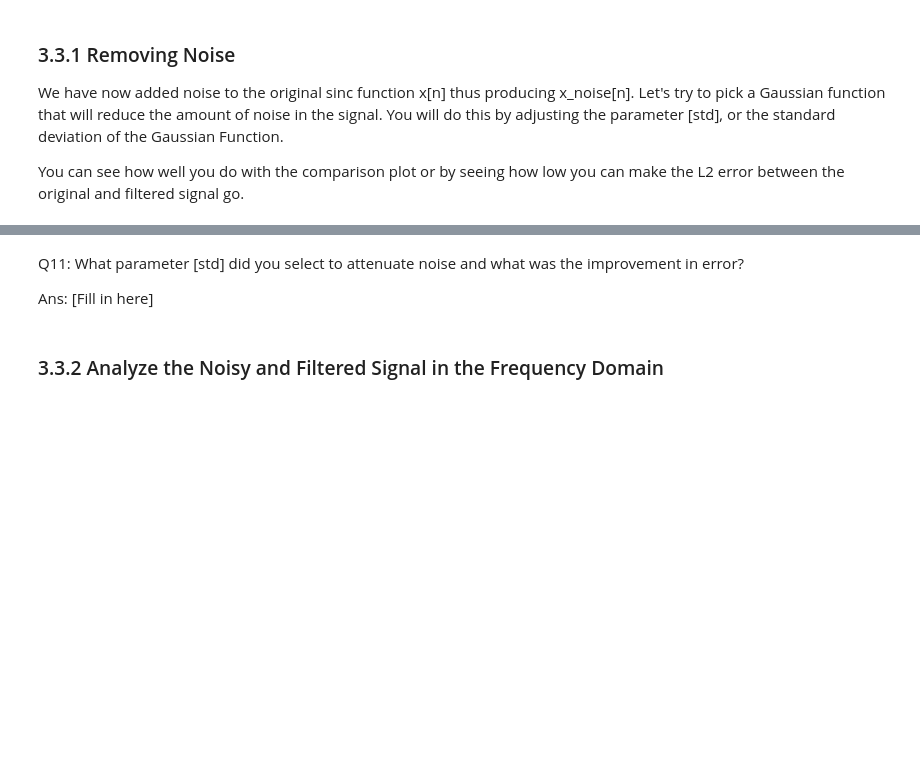
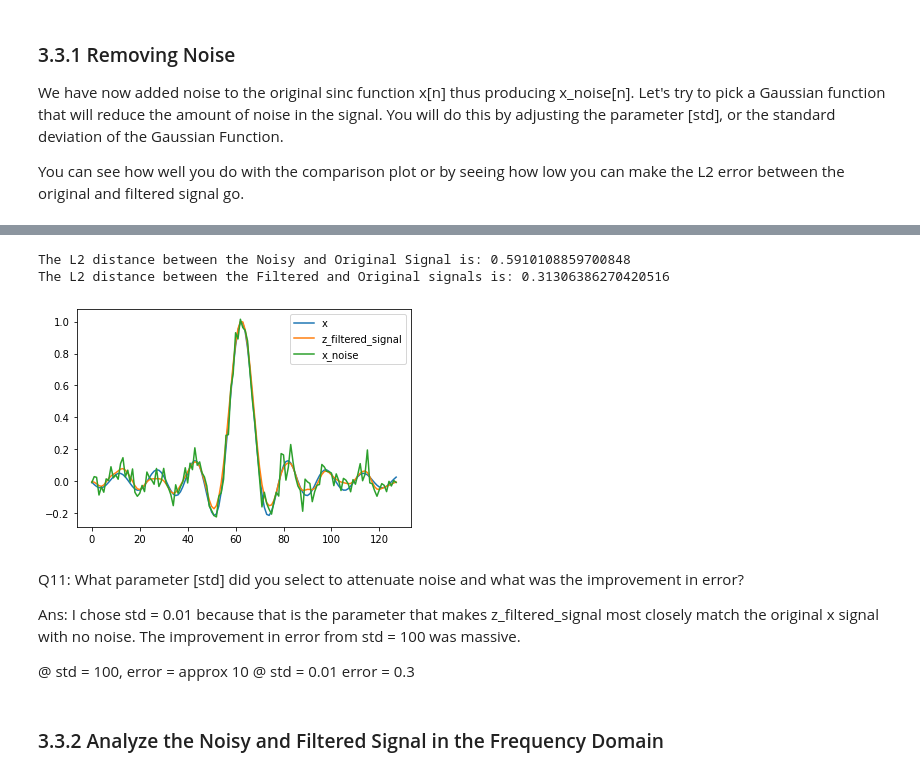
Before and after one commit to sofiagilardini/UCLA_EE113, a Jupyter notebook: hw4.ipynb, the cells around one changed output, grey strips where cells are left out. Cells and saved outputs as stored; diff of their text form; code cells hidden in the pictures; blank space fills up the shorter version.

```diff
--- a/hw4.ipynb
+++ b/hw4.ipynb
@@ -317,17 +372,26 @@ plt.xlabel("Sample Number (n)")
 # %%
 z_filtered_signal = convolve_signals(x_noise, y)
 z_filtered_signal = z_filtered_signal / np.max(z_filtered_signal) #normalizing the filtered signal
 
-plt.plot(x)
-plt.plot(z_filtered_signal)
+plt.plot(x, label = "x")
+plt.plot(z_filtered_signal, label = "z_filtered_signal")
+plt.plot(x_noise, label = "x_noise")
+plt.legend()
 l2_dist_original = np.sqrt(np.sum(np.square(np.abs(x_noise - x))))
 print(f"The L2 distance between the Noisy and Original Signal is: {l2_dist_original}")
 l2_dist_now = np.sqrt(np.sum(np.square(np.abs(z_filtered_signal - x))))
 print(f"The L2 distance between the Filtered and Original signals is: {l2_dist_now}")
+# %% [output]
+The L2 distance between the Noisy and Original Signal is: 0.5910108859700848
+The L2 distance between the Filtered and Original signals is: 0.31306386270420516
+[figure, added]
 # %% [markdown]
 Q11: What parameter [std] did you select to attenuate noise and what was the improvement in error?
 
-Ans: [Fill in here]
+Ans: I chose std = 0.01 because that is the parameter that makes z_filtered_signal most closely match the original x signal with no noise. The improvement in error from std = 100 was massive.
+
+@ std = 100, error = approx 10
+@ std = 0.01 error = 0.3
 # %% [markdown]
 ### 3.3.2 Analyze the Noisy and Filtered Signal in the Frequency Domain
 # %% [markdown]
```
Also changed, not shown: parts of 19 cells of this notebook, 1 other file.
